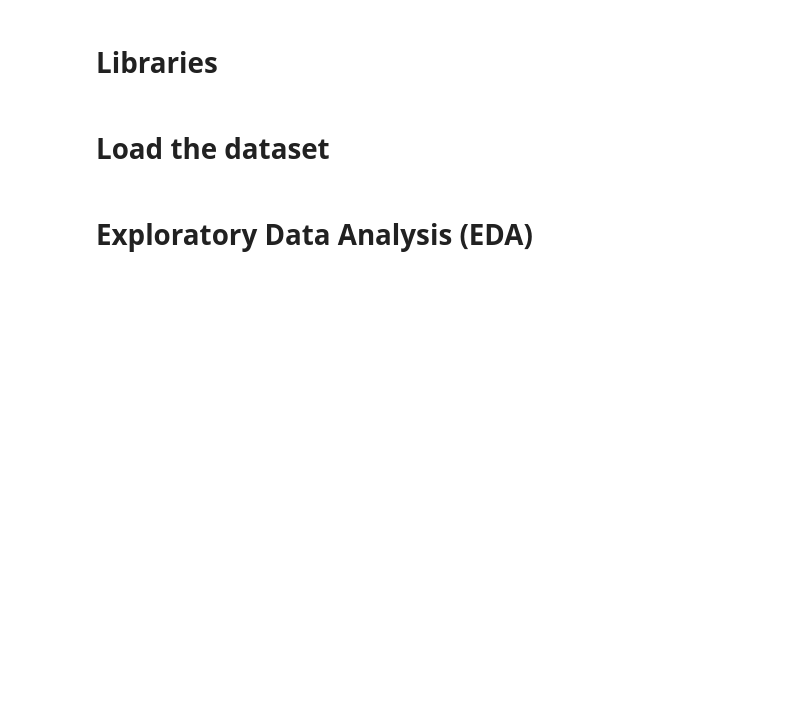
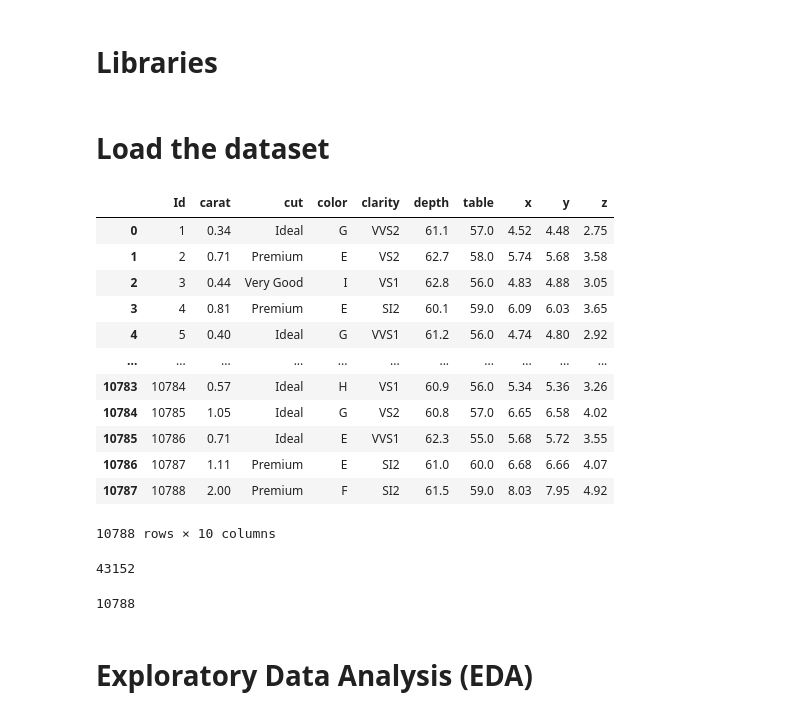
Before and after one commit to MsDiala/SHAI, a Jupyter notebook: diamonds_project/diamonds_project.ipynb, the cells around one changed output. Saved outputs shown, nothing was run; the diff lists cells and outputs as text; code cells hidden in the pictures; blank space fills up the shorter version.

```diff
--- a/diamonds_project/diamonds_project.ipynb
+++ b/diamonds_project/diamonds_project.ipynb
@@ -14,6 +17,30 @@ from sklearn.metrics import mean_squared_error
 # %%
 diamond_train_data = pd.read_csv('train.csv')
 diamond_test_data = pd.read_csv('test.csv')
+# %%
+diamond_test_data
+# %% [output]
+|  | Id | carat | cut | color | clarity | depth | table | x | y | z |
+| 0 | 1 | 0.34 | Ideal | G | VVS2 | 61.1 | 57.0 | 4.52 | 4.48 | 2.75 |
+| 1 | 2 | 0.71 | Premium | E | VS2 | 62.7 | 58.0 | 5.74 | 5.68 | 3.58 |
+| 2 | 3 | 0.44 | Very Good | I | VS1 | 62.8 | 56.0 | 4.83 | 4.88 | 3.05 |
+| 3 | 4 | 0.81 | Premium | E | SI2 | 60.1 | 59.0 | 6.09 | 6.03 | 3.65 |
+| 4 | 5 | 0.40 | Ideal | G | VVS1 | 61.2 | 56.0 | 4.74 | 4.80 | 2.92 |
+| ... | ... | ... | ... | ... | ... | ... | ... | ... | ... | ... |
+| 10783 | 10784 | 0.57 | Ideal | H | VS1 | 60.9 | 56.0 | 5.34 | 5.36 | 3.26 |
+| 10784 | 10785 | 1.05 | Ideal | G | VS2 | 60.8 | 57.0 | 6.65 | 6.58 | 4.02 |
+| 10785 | 10786 | 0.71 | Ideal | E | VVS1 | 62.3 | 55.0 | 5.68 | 5.72 | 3.55 |
+| 10786 | 10787 | 1.11 | Premium | E | SI2 | 61.0 | 60.0 | 6.68 | 6.66 | 4.07 |
+| 10787 | 10788 | 2.00 | Premium | F | SI2 | 61.5 | 59.0 | 8.03 | 7.95 | 4.92 |
+10788 rows × 10 columns
+# %%
+len(diamond_train_data.index)
+# %% [output]
+43152
+# %%
+len(diamond_test_data.index)
+# %% [output]
+10788
 # %% [markdown]
 # Exploratory Data Analysis (EDA)
 # %%
```
Also changed, not shown: parts of 1 cell of this notebook.
